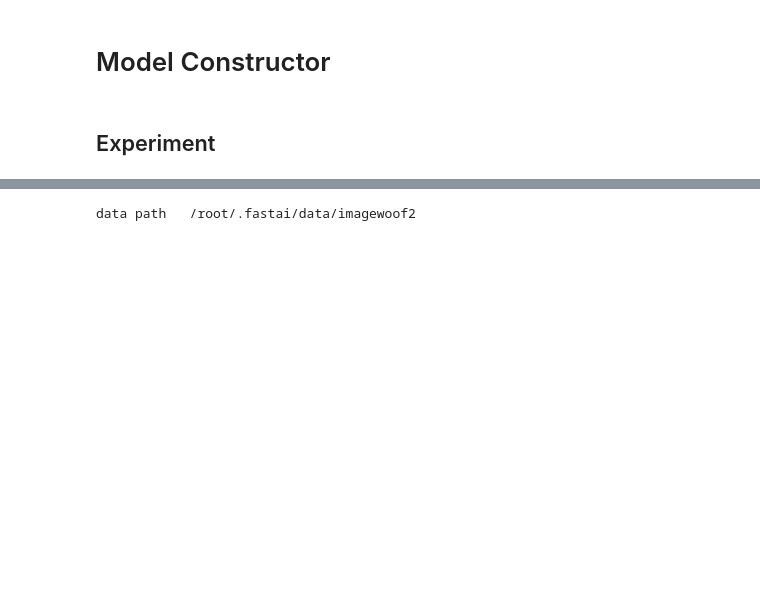
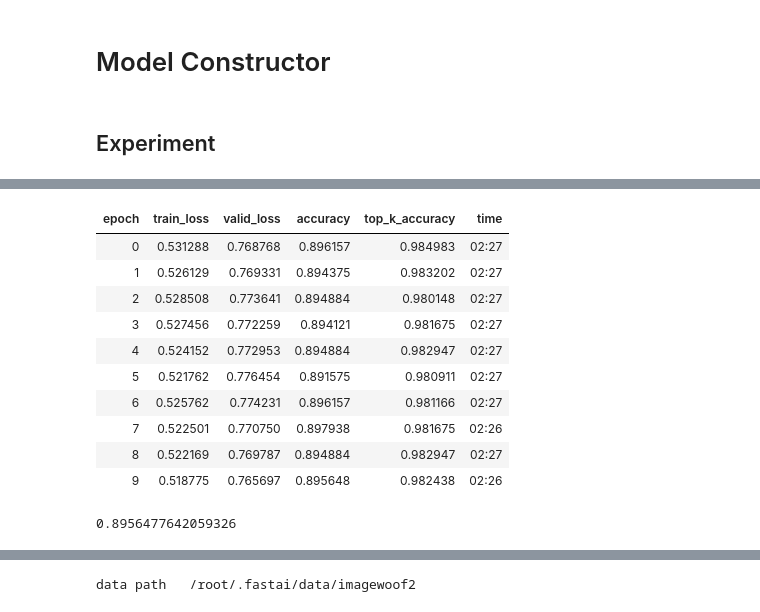
Before and after one commit to BoaEi/imagenette_experiments, a Jupyter notebook: ResNet_twist.ipynb, the cells around one changed output, grey strips where cells are left out. Saved outputs shown, nothing was run; the diff lists cells and outputs as text; code cells hidden in the pictures; blank space fills up the shorter version.

```diff
--- a/ResNet_twist.ipynb
+++ b/ResNet_twist.ipynb
@@ -171,0 +228,6 @@ depth multiplier=4 {80: 0.902519702911377}
+# %%
+dm = 4
+mixup = 0 if epochs<=20 else 0.2
+learn2 = get_learn(model=model, size=192, bs=16, mixup=mixup)
+learn2.model.load_state_dict(state)
+print(learn2.validate())
@@ -171,0 +239,16 @@ depth multiplier=4 {80: 0.902519702911377}
+# %%
+learn2.fit_fc(10, lr=4e-4, moms=(0.95,0.95), start_pct=0.72)
+print(learn2.recorder.metrics[-1][0].item())
+# %% [output]
+| epoch | train_loss | valid_loss | accuracy | top_k_accuracy | time |
+| 0 | 0.531288 | 0.768768 | 0.896157 | 0.984983 | 02:27 |
+| 1 | 0.526129 | 0.769331 | 0.894375 | 0.983202 | 02:27 |
+| 2 | 0.528508 | 0.773641 | 0.894884 | 0.980148 | 02:27 |
+| 3 | 0.527456 | 0.772259 | 0.894121 | 0.981675 | 02:27 |
+| 4 | 0.524152 | 0.772953 | 0.894884 | 0.982947 | 02:27 |
+| 5 | 0.521762 | 0.776454 | 0.891575 | 0.980911 | 02:27 |
+| 6 | 0.525762 | 0.774231 | 0.896157 | 0.981166 | 02:27 |
+| 7 | 0.522501 | 0.770750 | 0.897938 | 0.981675 | 02:26 |
+| 8 | 0.522169 | 0.769787 | 0.894884 | 0.982947 | 02:27 |
+| 9 | 0.518775 | 0.765697 | 0.895648 | 0.982438 | 02:26 |
+0.8956477642059326
```
Also changed, not shown: parts of 15 cells of this notebook.
